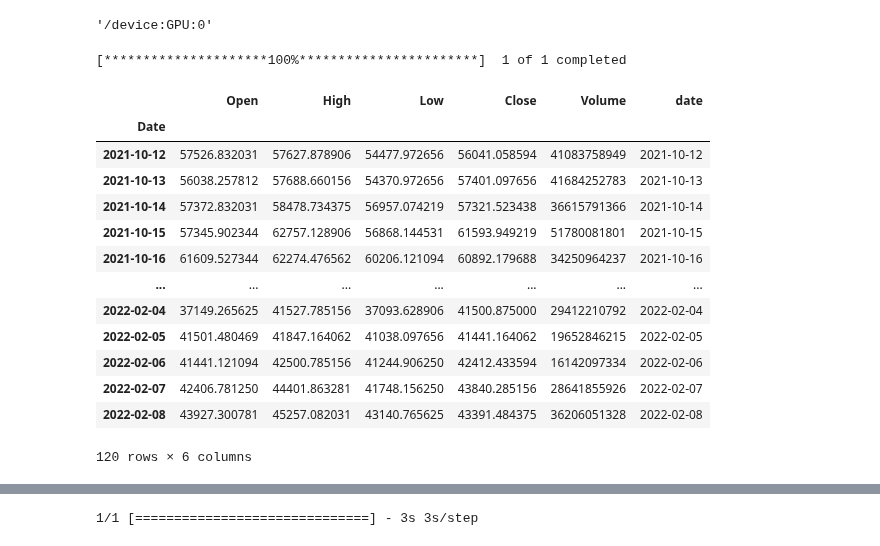
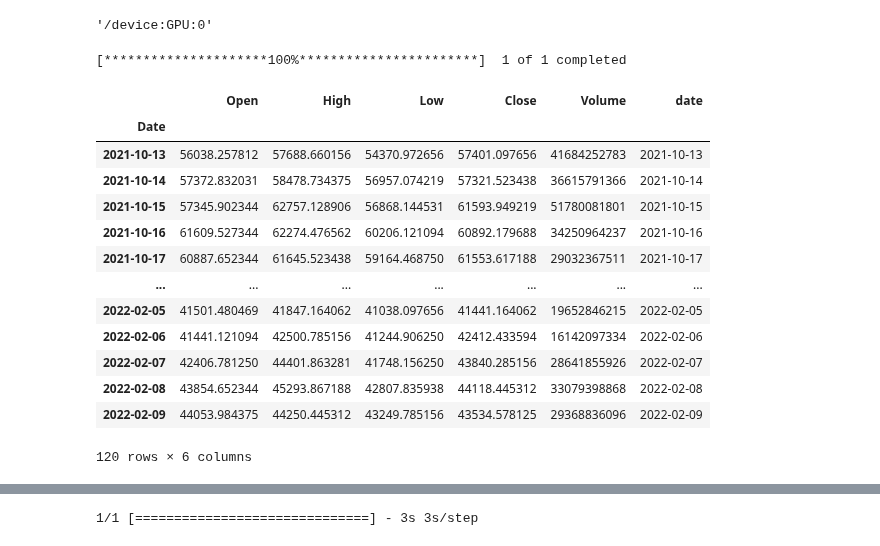
Before and after one commit to aldofranco91/Trading, a Jupyter notebook: Production_Jaime.ipynb, the cells around one changed output, grey strips where cells are left out. Saved outputs shown, nothing was run; the diff lists cells and outputs as text; code cells hidden in the pictures.

```diff
--- a/Production_Jaime.ipynb
+++ b/Production_Jaime.ipynb
@@ -51,30 +51,30 @@ warnings.filterwarnings('ignore')
 # %%
 import yfinance as yf
 import datetime as dt
 
 limit = 120
-end = dt.datetime.now() - dt.timedelta(days=0)
+end = dt.datetime.now()
 #end = dt.datetime.now() - dt.timedelta(days=1)
 start = end - dt.timedelta(days=(limit-1))
 
 df = yf.download('BTC-USD', start, end).drop('Adj Close', axis=1)
 df['date'] = pd.to_datetime(df.index)
 df
 # %% [output]
 [*********************100%***********************]  1 of 1 completed
 |  | Open | High | Low | Close | Volume | date |
 | Date |  |  |  |  |  |  |
-| 2021-10-12 | 57526.832031 | 57627.878906 | 54477.972656 | 56041.058594 | 41083758949 | 2021-10-12 |
 | 2021-10-13 | 56038.257812 | 57688.660156 | 54370.972656 | 57401.097656 | 41684252783 | 2021-10-13 |
 | 2021-10-14 | 57372.832031 | 58478.734375 | 56957.074219 | 57321.523438 | 36615791366 | 2021-10-14 |
 | 2021-10-15 | 57345.902344 | 62757.128906 | 56868.144531 | 61593.949219 | 51780081801 | 2021-10-15 |
 | 2021-10-16 | 61609.527344 | 62274.476562 | 60206.121094 | 60892.179688 | 34250964237 | 2021-10-16 |
+| 2021-10-17 | 60887.652344 | 61645.523438 | 59164.468750 | 61553.617188 | 29032367511 | 2021-10-17 |
 | ... | ... | ... | ... | ... | ... | ... |
-| 2022-02-04 | 37149.265625 | 41527.785156 | 37093.628906 | 41500.875000 | 29412210792 | 2022-02-04 |
 | 2022-02-05 | 41501.480469 | 41847.164062 | 41038.097656 | 41441.164062 | 19652846215 | 2022-02-05 |
 | 2022-02-06 | 41441.121094 | 42500.785156 | 41244.906250 | 42412.433594 | 16142097334 | 2022-02-06 |
 | 2022-02-07 | 42406.781250 | 44401.863281 | 41748.156250 | 43840.285156 | 28641855926 | 2022-02-07 |
-| 2022-02-08 | 43927.300781 | 45257.082031 | 43140.765625 | 43391.484375 | 36206051328 | 2022-02-08 |
+| 2022-02-08 | 43854.652344 | 45293.867188 | 42807.835938 | 44118.445312 | 33079398868 | 2022-02-08 |
+| 2022-02-09 | 44053.984375 | 44250.445312 | 43249.785156 | 43534.578125 | 29368836096 | 2022-02-09 |
 120 rows × 6 columns
 # %%
 response = requests.get("https://api.alternative.me/fng/?limit=" + str(limit))
```
Also changed, not shown: parts of 9 cells of this notebook.
